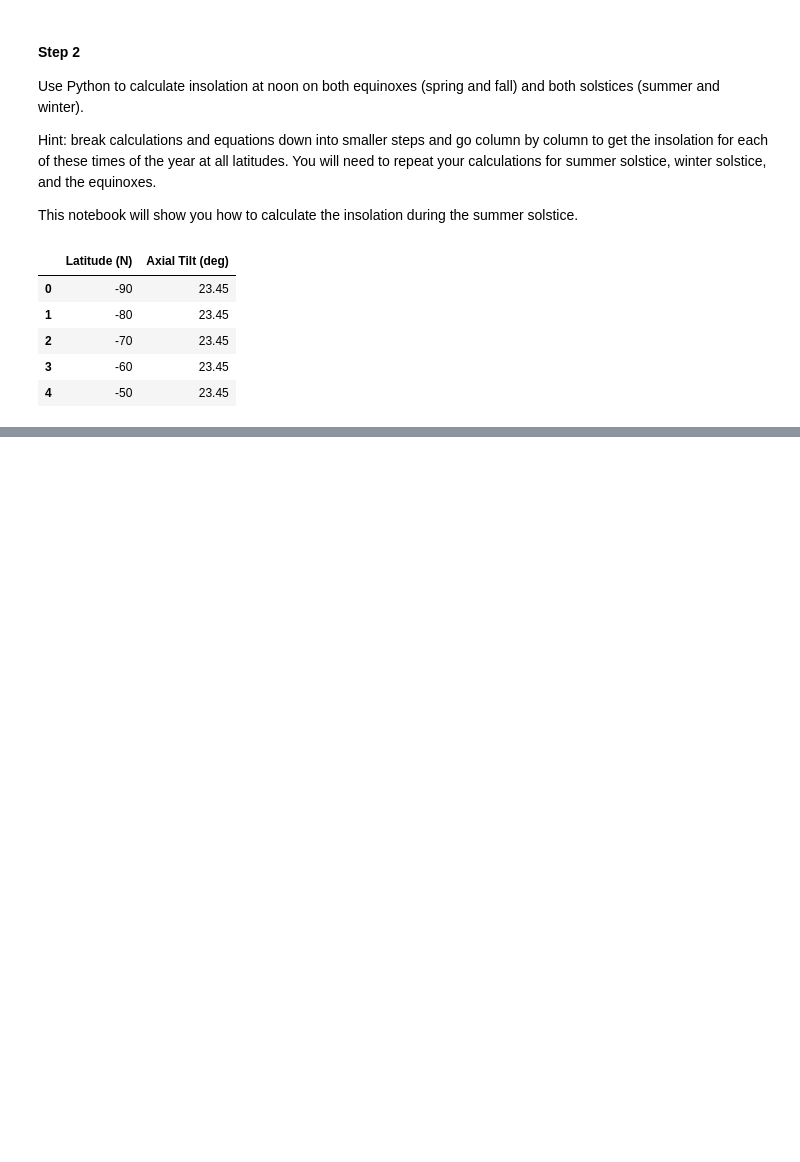
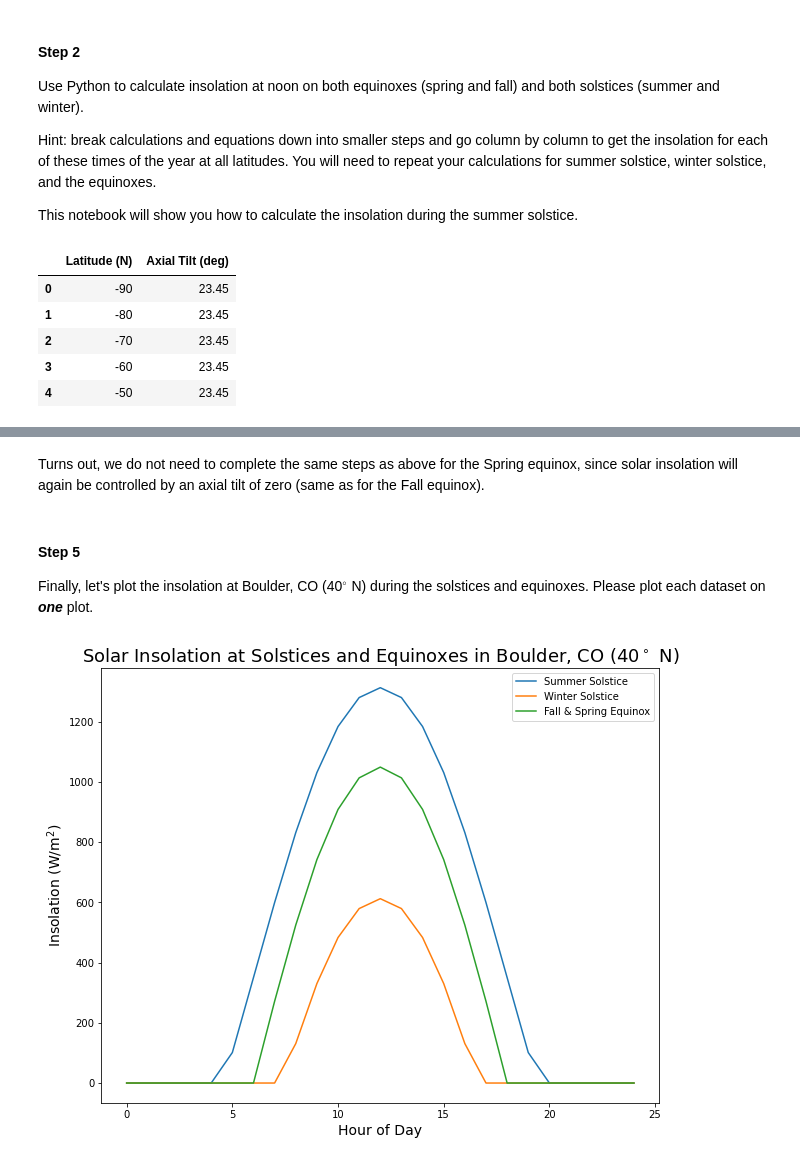
Before and after one commit to CUB-Computational-Tools/2020-ps-team-geol2001, a Jupyter notebook: solar_insolation_v1.ipynb, the cells around one changed output, grey strips where cells are left out. Drawn from its saved outputs; the diff is of its cells as text; code cells hidden in the pictures; blank space fills up the shorter version.

```diff
--- a/solar_insolation_v1.ipynb
+++ b/solar_insolation_v1.ipynb
@@ -126,0 +301,7 @@ Q_by_lat['q Summer (W/m^2)'] =
+# %%
+latitude = 40
+tilt = np.radians(23.45)
+latitude_rads = np.radians(latitude)
+Q_summer_40['Hour Angle (rad)'] = np.radians(Q_summer_40['Hour Angle'])
+Q_summer_40['Cos(Z)'] = (np.sin(tilt) * np.sin(latitude_rads)) + (np.cos(tilt) * np.cos(latitude_rads) * np.cos(Q_summer_40['Hour Angle (rad)']))
+Q_summer_40.head()
@@ -126,0 +319,5 @@ Q_by_lat['q Summer (W/m^2)'] =
+# %%
+S = 1370
+Q_summer_40['q Summer (W/m^2)'] = S * Q_summer_40['Cos(Z)']
+Q_summer_40['q Summer (W/m^2)'] = [0 if i < 0 else i for i in Q_summer_40['q Summer (W/m^2)']]
+Q_summer_40
@@ -126,0 +348,9 @@ Q_by_lat['q Summer (W/m^2)'] =
+# %%
+Q_winter_40 = pd.DataFrame()
+Q_winter_40['Hour'] = np.arange(0, 25, 1)
+Q_winter_40['Hour Angle'] = np.arange(-180, 195, 15)
+Q_winter_40['Hour Angle (rad)'] = np.radians(Q_winter_40['Hour Angle'])
+Q_winter_40['Cos(Z)'] = (np.sin(-tilt) * np.sin(latitude_rads)) + (np.cos(-tilt) * np.cos(latitude_rads) * np.cos(Q_winter_40['Hour Angle (rad)']))
+Q_winter_40['q Winter (W/m^2)'] = S * Q_winter_40['Cos(Z)']
+Q_winter_40['q Winter (W/m^2)'] = [0 if i < 0 else i for i in Q_winter_40['q Winter (W/m^2)']]
+Q_winter_40
@@ -126,0 +383,9 @@ Q_by_lat['q Summer (W/m^2)'] =
+# %%
+Q_fall_40 = pd.DataFrame()
+Q_fall_40['Hour'] = np.arange(0, 25, 1)
+Q_fall_40['Hour Angle'] = np.arange(-180, 195, 15)
+Q_fall_40['Hour Angle (rad)'] = np.radians(Q_fall_40['Hour Angle'])
+Q_fall_40['Cos(Z)'] = (np.sin(0) * np.sin(latitude_rads)) + (np.cos(0) * np.cos(latitude_rads) * np.cos(Q_fall_40['Hour Angle (rad)']))
+Q_fall_40['q Fall (W/m^2)'] = S * Q_fall_40['Cos(Z)']
+Q_fall_40['q Fall (W/m^2)'] = [0 if i < 0 else i for i in Q_fall_40['q Fall (W/m^2)']]
+Q_fall_40
@@ -126,0 +416,18 @@ Q_by_lat['q Summer (W/m^2)'] =
+# %% [markdown]
+Turns out, we do not need to complete the same steps as above for the Spring equinox, since solar insolation will again be controlled by an axial tilt of zero (same as for the Fall equinox).
+# %% [markdown]
+#### **Step 5**
+
+Finally, let's plot the insolation at Boulder, CO (40$^\circ$ N) during the solstices and equinoxes. Please plot each dataset on ***one*** plot.
+# %%
+fig, ax = plt.subplots(figsize = (10,8))
+plt.plot(Q_summer_40['Hour'], Q_summer_40['q Summer (W/m^2)'], label = 'Summer Solstice')
+plt.plot(Q_winter_40['Hour'], Q_winter_40['q Winter (W/m^2)'], label = 'Winter Solstice')
+plt.plot(Q_fall_40['Hour'], Q_fall_40['q Fall (W/m^2)'], label = 'Fall & Spring Equinox')
+plt.legend()
+plt.title('Solar Insolation at Solstices and Equinoxes in Boulder, CO (40$^\circ$ N)', size = 18)
+plt.xlabel('Hour of Day', size = 14)
+plt.ylabel('Insolation (W/m$^2$)', size = 14)
+plt.show()
+# %% [output]
+[figure, added]
```
Also changed, not shown: parts of 40 cells of this notebook.
